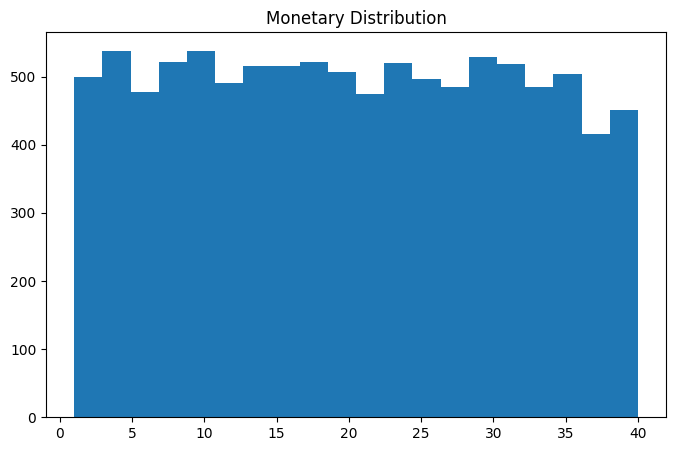
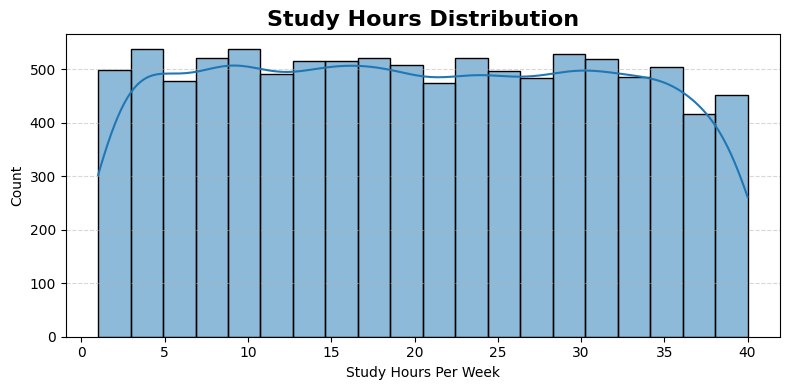
The notebook cell's code change between the first figure and the second:
--- before
+++ after
@@ -1,10 +1,28 @@
-plt.figure(figsize=(8,5))
+plt.figure(figsize=(8,4))
 
-plt.hist(rfm['Monetary'], bins=20)
+sns.histplot(
+    rfm['Monetary'],
+    bins=20,
+    kde=True,
+    edgecolor='black'
+)
 
-plt.title("Monetary Distribution")
+plt.title(
+    "Study Hours Distribution",
+    fontsize=16,
+    fontweight='bold'
+)
+
+plt.xlabel("Study Hours Per Week")
+plt.ylabel("Count")
+
+plt.grid(axis='y', linestyle='--', alpha=0.5)
+
+plt.tight_layout()
 
 plt.savefig(
-    "Output_Charts/Monetary_Distribution.png"
+    "Output_Charts/Monetary_Distribution.png",
+    dpi=300,
+    bbox_inches='tight'
 )
 

Commit: Updated EDA and Student Segmentation Charts